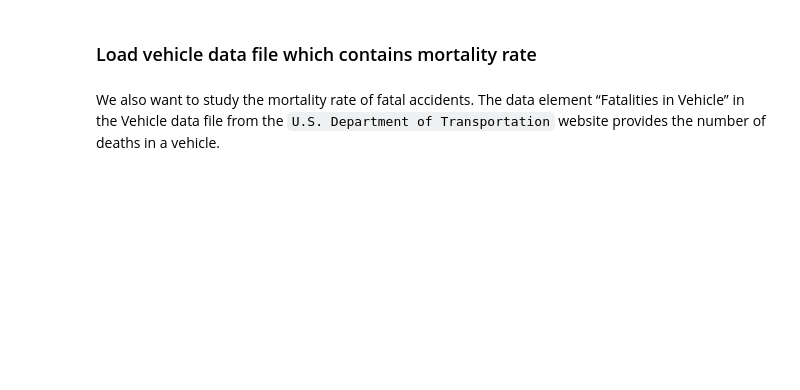
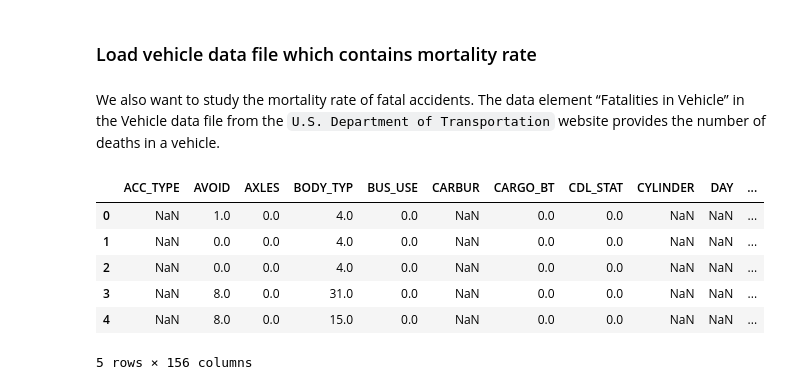
Before and after one commit to junemore/traffic-accidents-analysis, a Jupyter notebook: Project 3.ipynb, the cells around one changed output. Drawn from its saved outputs; the diff is of its cells as text; code cells hidden in the pictures; blank space fills up the shorter version.

```diff
--- a/Project 3.ipynb
+++ b/Project 3.ipynb
@@ -109,11 +152,21 @@ vehicle16 = DataFrame(iter(vdbf16))
 # %%
 vehicle07['YEAR']='2007.0'
 vehicle08['YEAR']='2008.0'
 vehicle09['YEAR']='2009.0'
 vehicle10['YEAR']='2010.0'
 vehicle11['YEAR']='2011.0'
 vehicle12['YEAR']='2012.0'
 vehicle13['YEAR']='2013.0'
 vehicle14['YEAR']='2014.0'
 # vehicle15['YEAR']='2015.0'
 vehicle16['YEAR']='2016.0'
+allvehicle = pd.concat([vehicle07,vehicle08,vehicle09,vehicle10,vehicle11,vehicle12,vehicle13,vehicle14,vehicle16], axis=0,join='outer')
+allvehicle.head()
+# %% [output]
+|  | ACC_TYPE | AVOID | AXLES | BODY_TYP | BUS_USE | CARBUR | CARGO_BT | CDL_STAT | CYLINDER | DAY | ... |
+| 0 | NaN | 1.0 | 0.0 | 4.0 | 0.0 | NaN | 0.0 | 0.0 | NaN | NaN | ... |
+| 1 | NaN | 0.0 | 0.0 | 4.0 | 0.0 | NaN | 0.0 | 0.0 | NaN | NaN | ... |
+| 2 | NaN | 0.0 | 0.0 | 4.0 | 0.0 | NaN | 0.0 | 0.0 | NaN | NaN | ... |
+| 3 | NaN | 8.0 | 0.0 | 31.0 | 0.0 | NaN | 0.0 | 0.0 | NaN | NaN | ... |
+| 4 | NaN | 8.0 | 0.0 | 15.0 | 0.0 | NaN | 0.0 | 0.0 | NaN | NaN | ... |
+5 rows × 156 columns
```
Also changed, not shown: parts of 6 cells of this notebook, 3 other files.
